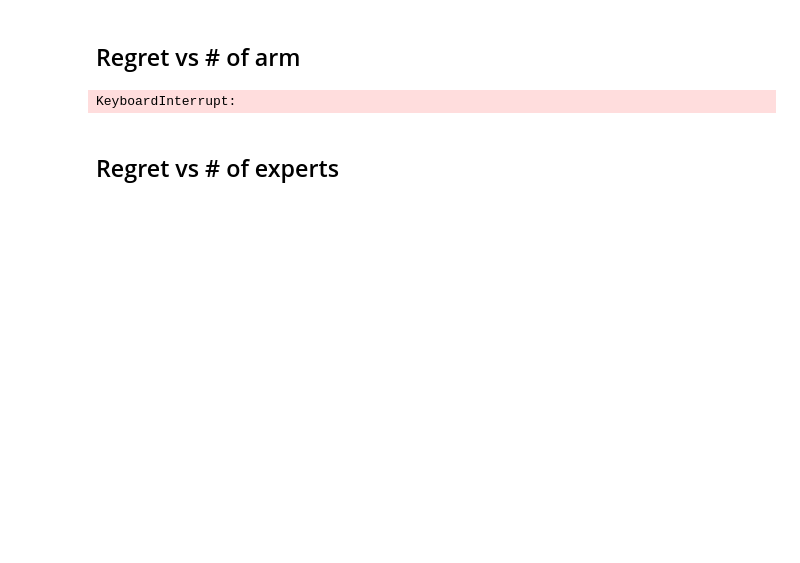
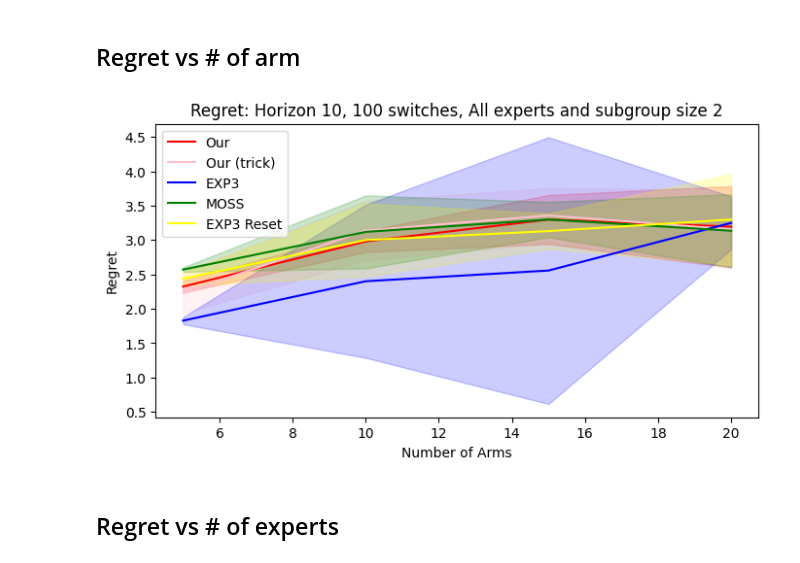
Before and after one commit to duongnhatthang/meta-bandit, a Jupyter notebook: main.ipynb, the cells around one changed output. Drawn from its saved outputs; the diff is of its cells as text; code cells hidden in the pictures; blank space fills up the shorter version.

```diff
--- a/main.ipynb
+++ b/main.ipynb
@@ -47,12 +60,12 @@ pass
 # %% [markdown]
 ## Regret vs # of arm
 # %%
-# n_bandits_list = np.arange(5,21,5)
-# utils.arm_exp(N_EXPS, N_SWITCHES, HORIZON, N_UNBIASED_OBS, ALG_NAME,
-#               OPT_SIZE, N_EXPERT, DS_NAME, n_bandits_list, **kwargs)
-# pass
+n_bandits_list = np.arange(5,21,5)
+utils.arm_exp(N_EXPS, N_SWITCHES, HORIZON, N_UNBIASED_OBS, ALG_NAME,
+              OPT_SIZE, N_EXPERT, DS_NAME, n_bandits_list, **kwargs)
+pass
 # %% [output]
-KeyboardInterrupt:
+[figure, added]
 # %% [markdown]
 ## Regret vs # of experts
 # %%
```
Also changed, not shown: parts of 6 cells of this notebook, 4 other files.
